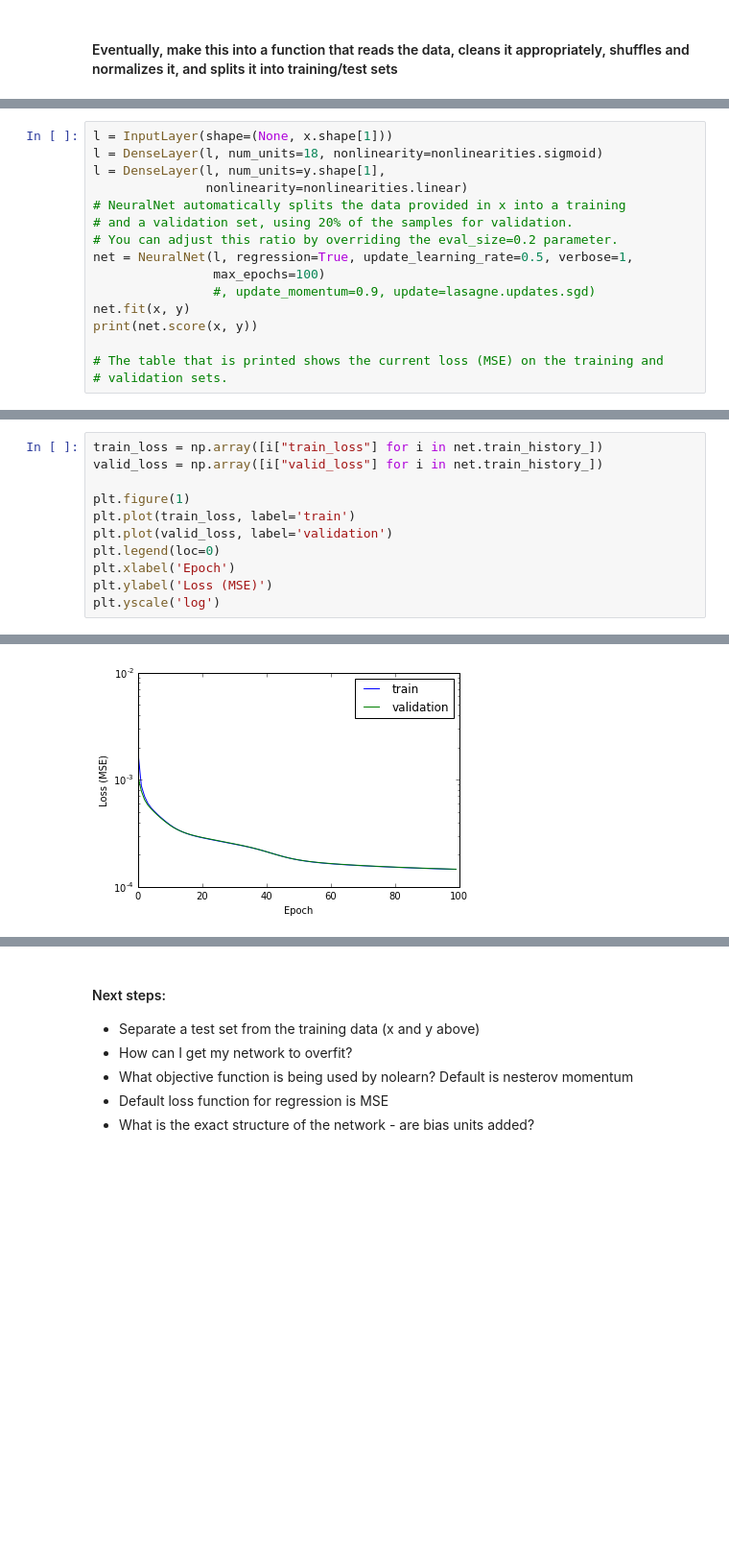
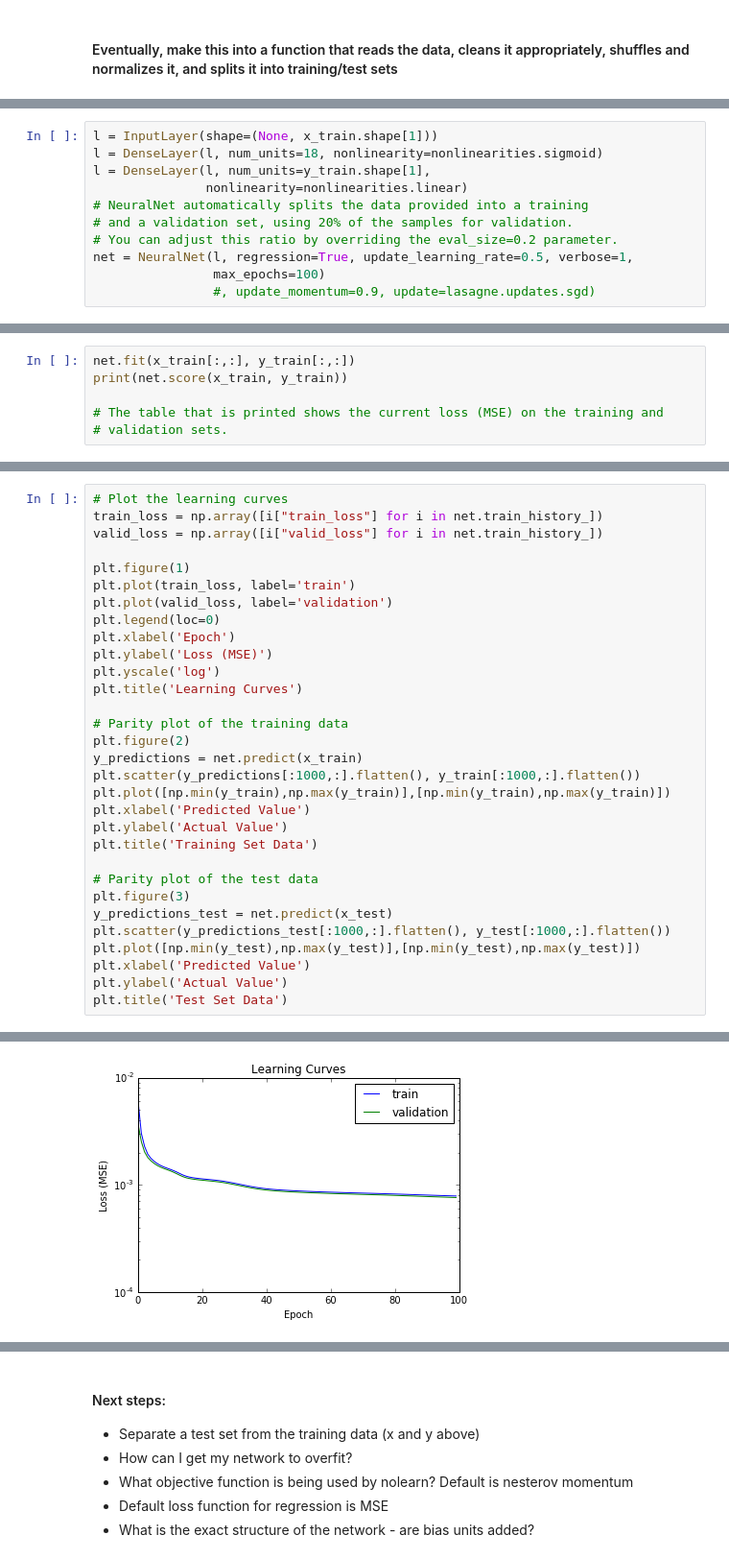
Before and after one commit to houghb/lignet, a Jupyter notebook: Lignin_ANN_nolearn.ipynb, the cells around one changed output, grey strips where cells are left out. Shown at 96% size. Cells and saved outputs as stored; diff of their text form; blank space fills up the shorter version.

```diff
--- a/Lignin_ANN_nolearn.ipynb
+++ b/Lignin_ANN_nolearn.ipynb
@@ -81,16 +132,11 @@ lasagne.objectives.squared_error
 # %%
-l = InputLayer(shape=(None, x.shape[1]))
+l = InputLayer(shape=(None, x_train.shape[1]))
 l = DenseLayer(l, num_units=18, nonlinearity=nonlinearities.sigmoid)
-l = DenseLayer(l, num_units=y.shape[1],
+l = DenseLayer(l, num_units=y_train.shape[1],
                nonlinearity=nonlinearities.linear)
-# NeuralNet automatically splits the data provided in x into a training
+# NeuralNet automatically splits the data provided into a training
 # and a validation set, using 20% of the samples for validation.
 # You can adjust this ratio by overriding the eval_size=0.2 parameter.
 net = NeuralNet(l, regression=True, update_learning_rate=0.5, verbose=1,
                 max_epochs=100)
                 #, update_momentum=0.9, update=lasagne.updates.sgd)
-net.fit(x, y)
-print(net.score(x, y))
-
-# The table that is printed shows the current loss (MSE) on the training and
-# validation sets.
@@ -114,0 +165,6 @@ print(net.score(x, y))
+# %%
+net.fit(x_train[:,:], y_train[:,:])
+print(net.score(x_train, y_train))
+
+# The table that is printed shows the current loss (MSE) on the training and
+# validation sets.
@@ -115,4 +198,5 @@ print(net.score(x, y))
 # %%
+# Plot the learning curves
 train_loss = np.array([i["train_loss"] for i in net.train_history_])
 valid_loss = np.array([i["valid_loss"] for i in net.train_history_])
 
@@ -123,4 +207,23 @@ plt.legend(loc=0)
 plt.xlabel('Epoch')
 plt.ylabel('Loss (MSE)')
 plt.yscale('log')
+plt.title('Learning Curves')
+
+# Parity plot of the training data
+plt.figure(2)
+y_predictions = net.predict(x_train)
+plt.scatter(y_predictions[:1000,:].flatten(), y_train[:1000,:].flatten())
+plt.plot([np.min(y_train),np.max(y_train)],[np.min(y_train),np.max(y_train)])
+plt.xlabel('Predicted Value')
+plt.ylabel('Actual Value')
+plt.title('Training Set Data')
+
+# Parity plot of the test data
+plt.figure(3)
+y_predictions_test = net.predict(x_test)
+plt.scatter(y_predictions_test[:1000,:].flatten(), y_test[:1000,:].flatten())
+plt.plot([np.min(y_test),np.max(y_test)],[np.min(y_test),np.max(y_test)])
+plt.xlabel('Predicted Value')
+plt.ylabel('Actual Value')
+plt.title('Test Set Data')
 # %% [output]
@@ -127 +231 @@ plt.yscale('log')
-[figure, old version]
+[figure, new version]
```
Also changed, not shown: parts of 20 cells of this notebook.
